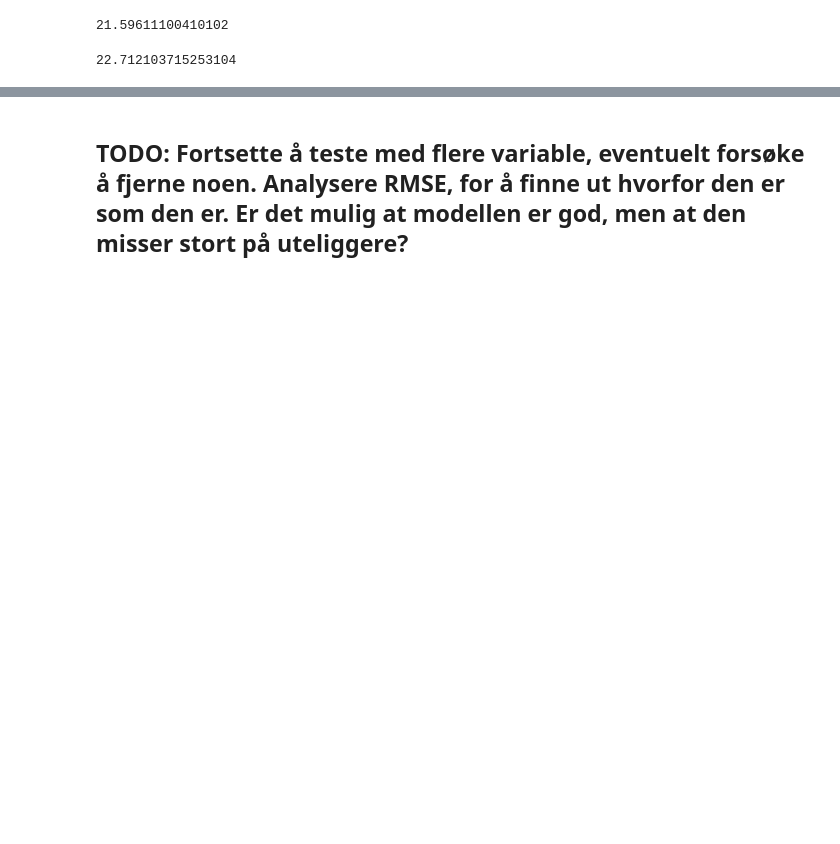
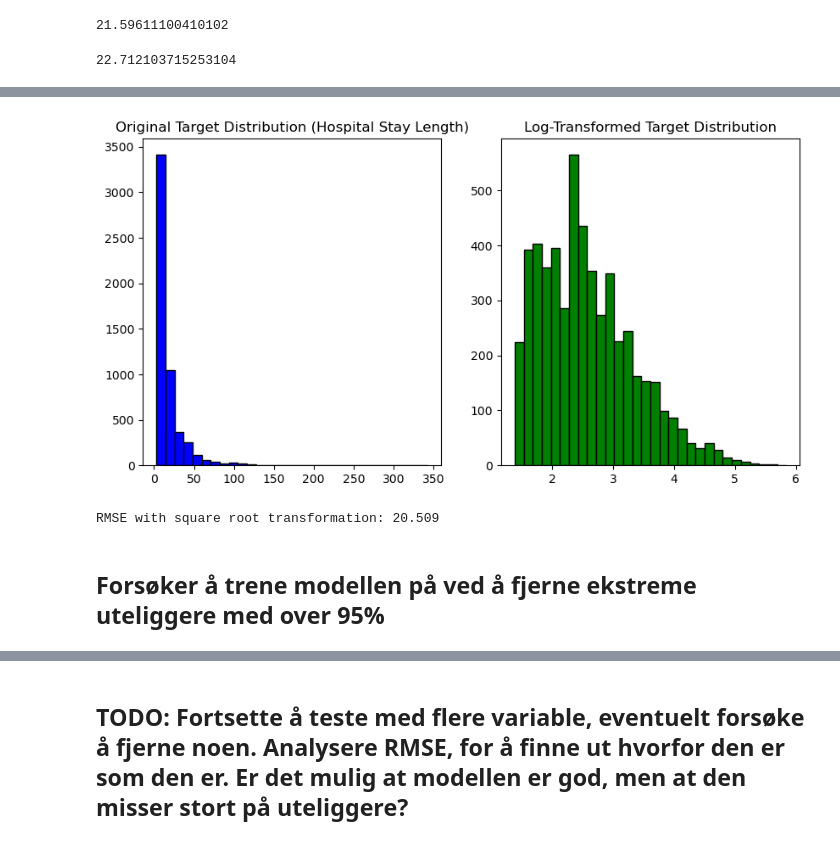
Before and after one commit to JakobBerg-Projects/Data-Science-Sykehusopphold, a Jupyter notebook: src/imputering og modellering.ipynb, the cells around one changed output, grey strips where cells are left out. Drawn from its saved outputs; the diff is of its cells as text; code cells hidden in the pictures; blank space fills up the shorter version.

```diff
--- a/src/imputering og modellering.ipynb
+++ b/src/imputering og modellering.ipynb
@@ -226,0 +148,4 @@ missing_columns_df
+# %%
+X_train, y_train = prepare_data(train_df, categorical_cols, numeric_cols)
+X_val, y_val = prepare_data(val_df, categorical_cols, numeric_cols)
+X_test, y_test = prepare_data(test_df, categorical_cols, numeric_cols)
@@ -424,0 +194,15 @@ Feature names unseen at fit time:
+# %%
+grid_search = GridSearchCV(pipefinal, param_grid, cv=5, scoring='neg_root_mean_squared_error', verbose=2, n_jobs=-1)
+
+# Fit the pipeline
+grid_search.fit(X_train, y_train)
+
+# Get the best model and its parameters
+best_model = grid_search.best_estimator_
+print(f"Best Parameters: {grid_search.best_params_}")
+print(f"Best RMSE: {-grid_search.best_score_:.3f}")
+
+# Use the best model to predict on the validation set
+y_val_pred = best_model.predict(X_val)
+rmse_val = root_mean_squared_error(y_val, y_val_pred)
+print(f"RMSE on Validation Set: {rmse_val:.3f}")
@@ -424,0 +345,37 @@ Feature names unseen at fit time:
+# %%
+plt.figure(figsize=(10, 5))
+
+# Histogram of original target values
+plt.subplot(1, 2, 1)
+plt.hist(y_train, bins=30, color='blue', edgecolor='black')
+plt.title('Original Target Distribution (Hospital Stay Length)')
+
+# Histogram of log-transformed target values
+plt.subplot(1, 2, 2)
+plt.hist(np.log1p(y_train), bins=30, color='green', edgecolor='black')
+plt.title('Log-Transformed Target Distribution')
+
+plt.show()
+# %% [output]
+[figure, added]
+# %%
+# Square root transformation
+y_train_sqrt = np.sqrt(y_train)
+y_val_sqrt = np.sqrt(y_val)
+
+best_model.fit(X_train, y_train_sqrt)
+pred_sqrt = best_model.predict(X_val)
+
+# Inverse transformation (squaring the predictions)
+pred_original_scale = np.square(pred_sqrt)
+
+# Calculate RMSE
+rmse = root_mean_squared_error(y_val, pred_original_scale)
+print(f"RMSE with square root transformation: {rmse:.3f}")
+
+# Plot actual vs predicted
+plot_actual_vs_pred(y_val, pred_original_scale, "Random Forest with Square Root Transformation")
+# %% [output]
+RMSE with square root transformation: 20.509
+# %% [markdown]
+## Forsøker å trene modellen på ved å fjerne ekstreme uteliggere med over 95%
```
Also changed, not shown: parts of 34 cells of this notebook, 3 other files.
